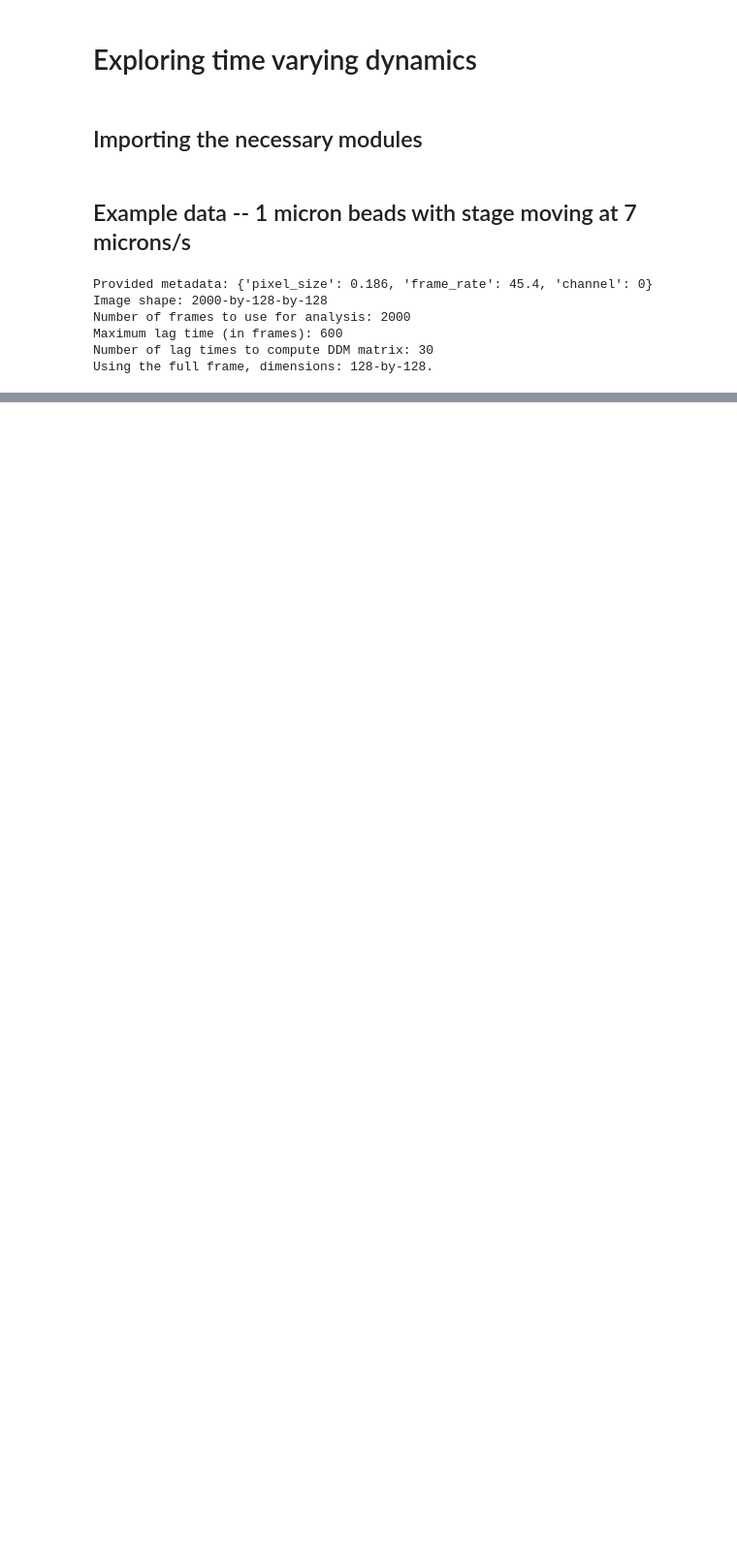
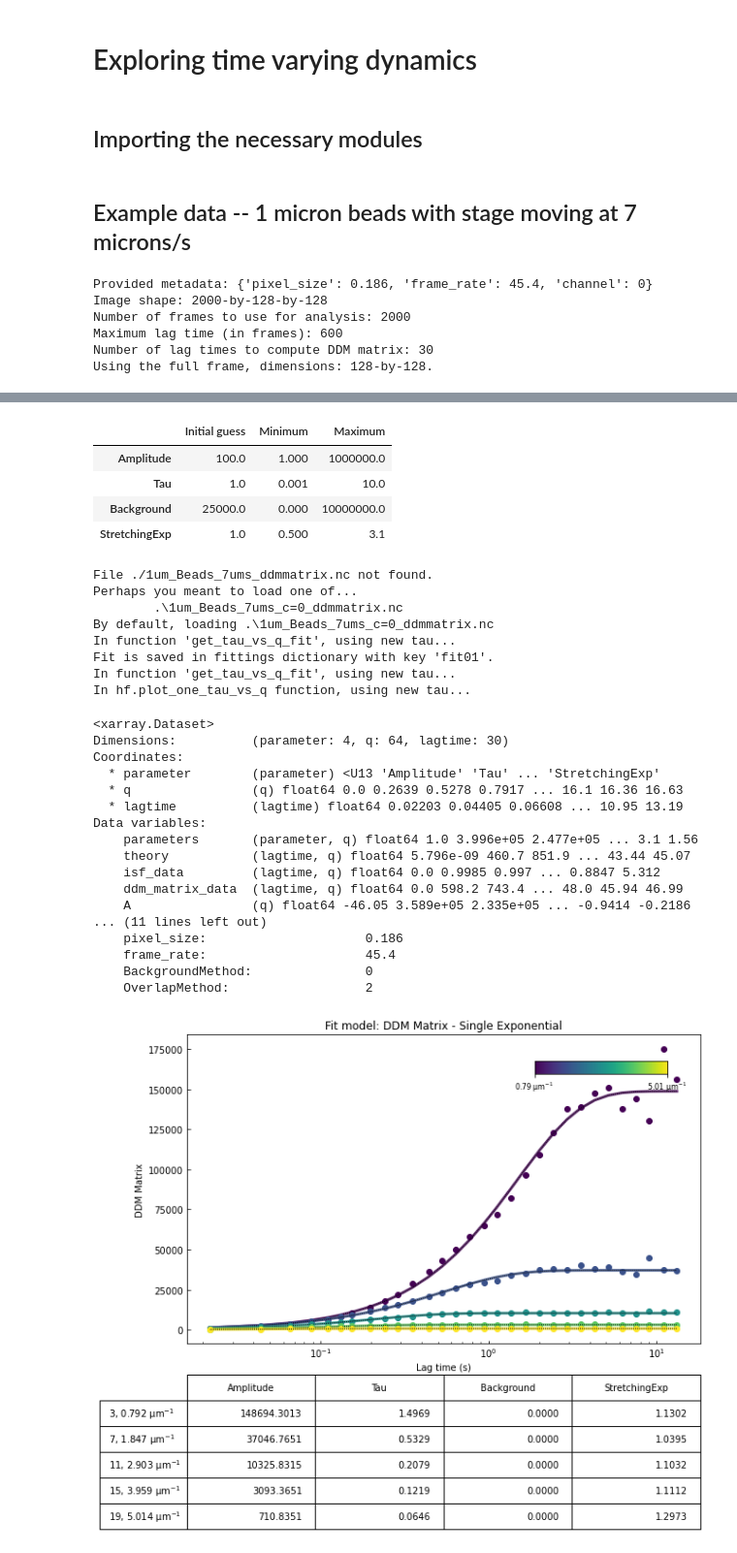
Before and after one commit to rmcgorty/PyDDM, a Jupyter notebook: Examples/Example - phiDM.ipynb, the cells around one changed output, grey strips where cells are left out. Shown at 97% size. Cells and saved outputs as stored; diff of their text form; code cells hidden in the pictures; blank space fills up the shorter version.

```diff
--- a/Examples/Example - phiDM.ipynb
+++ b/Examples/Example - phiDM.ipynb
@@ -118,0 +161,36 @@ Text(0, 0.5, 'Counts')
+# %%
+ddm_fit = ddm.DDM_Fit(parameters_as_dictionary)
+fit01 = ddm_fit.fit(name_fit = 'fit01', display_table=False)
+ddm.fit_report(fit01, q_indices=[3,6,9,22], forced_qs=[6,16], use_new_tau=True, show=True)
+# %% [output]
+|  | Initial guess | Minimum | Maximum |
+| Amplitude | 100.0 | 1.000 | 1000000.0 |
+| Tau | 1.0 | 0.001 | 10.0 |
+| Background | 25000.0 | 0.000 | 10000000.0 |
+| StretchingExp | 1.0 | 0.500 | 3.1 |
+File ./1um_Beads_7ums_ddmmatrix.nc not found.
+Perhaps you meant to load one of...
+        .\1um_Beads_7ums_c=0_ddmmatrix.nc
+By default, loading .\1um_Beads_7ums_c=0_ddmmatrix.nc
+In function 'get_tau_vs_q_fit', using new tau...
+Fit is saved in fittings dictionary with key 'fit01'.
+In function 'get_tau_vs_q_fit', using new tau...
+In hf.plot_one_tau_vs_q function, using new tau...
+<xarray.Dataset>
+Dimensions:          (parameter: 4, q: 64, lagtime: 30)
+Coordinates:
+  * parameter        (parameter) <U13 'Amplitude' 'Tau' ... 'StretchingExp'
+  * q                (q) float64 0.0 0.2639 0.5278 0.7917 ... 16.1 16.36 16.63
+  * lagtime          (lagtime) float64 0.02203 0.04405 0.06608 ... 10.95 13.19
+Data variables:
+    parameters       (parameter, q) float64 1.0 3.996e+05 2.477e+05 ... 3.1 1.56
+    theory           (lagtime, q) float64 5.796e-09 460.7 851.9 ... 43.44 45.07
+    isf_data         (lagtime, q) float64 0.0 0.9985 0.997 ... 0.8847 5.312
+    ddm_matrix_data  (lagtime, q) float64 0.0 598.2 743.4 ... 48.0 45.94 46.99
+    A                (q) float64 -46.05 3.589e+05 2.335e+05 ... -0.9414 -0.2186
+... (11 lines left out)
+    pixel_size:                     0.186
+    frame_rate:                     45.4
+    BackgroundMethod:               0
+    OverlapMethod:                  2
+[figure, added]
```
Also changed, not shown: parts of 5 cells of this notebook, 2 other files.
